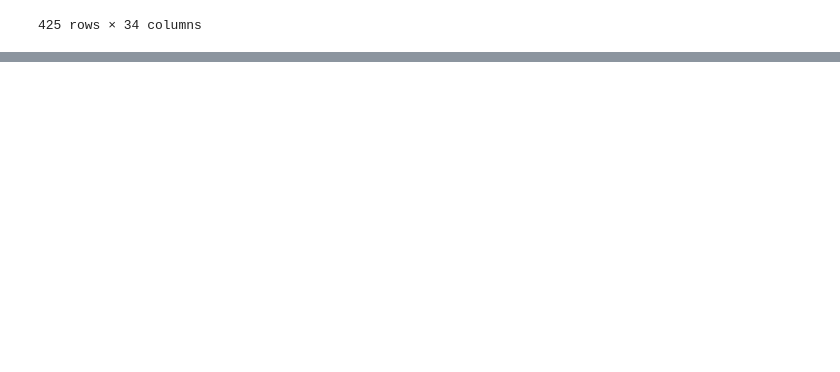
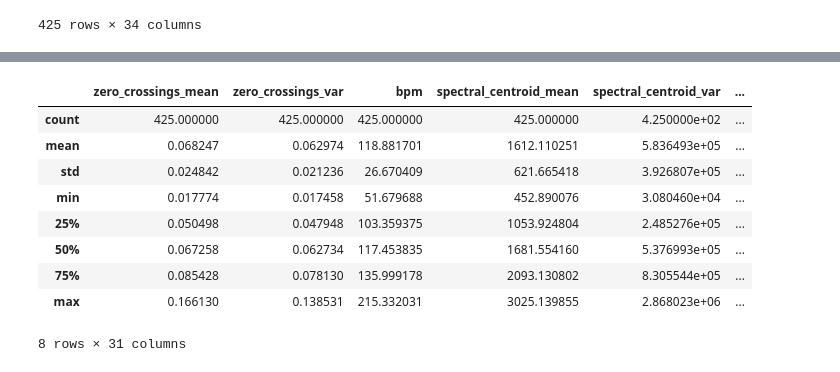
Before and after one commit to ianczm/fyp-audio-clustering, a Jupyter notebook: src/notebooks/1-data-exploration.ipynb, the cells around one changed output, grey strips where cells are left out. Cells and saved outputs as stored; diff of their text form; code cells hidden in the pictures; blank space fills up the shorter version.

```diff
--- a/src/notebooks/1-data-exploration.ipynb
+++ b/src/notebooks/1-data-exploration.ipynb
@@ -52,3 +74,16 @@ dataset
+# %%
+dataset.describe()
+# %% [output]
+|  | zero_crossings_mean | zero_crossings_var | bpm | spectral_centroid_mean | spectral_centroid_var | ... |
+| count | 425.000000 | 425.000000 | 425.000000 | 425.000000 | 4.250000e+02 | ... |
+| mean | 0.068247 | 0.062974 | 118.881701 | 1612.110251 | 5.836493e+05 | ... |
+| std | 0.024842 | 0.021236 | 26.670409 | 621.665418 | 3.926807e+05 | ... |
+| min | 0.017774 | 0.017458 | 51.679688 | 452.890076 | 3.080460e+04 | ... |
+| 25% | 0.050498 | 0.047948 | 103.359375 | 1053.924804 | 2.485276e+05 | ... |
+| 50% | 0.067258 | 0.062734 | 117.453835 | 1681.554160 | 5.376993e+05 | ... |
+| 75% | 0.085428 | 0.078130 | 135.999178 | 2093.130802 | 8.305544e+05 | ... |
+| max | 0.166130 | 0.138531 | 215.332031 | 3025.139855 | 2.868023e+06 | ... |
+8 rows × 31 columns
 # %%
 px.bar(
     dataset['artist'].value_counts(),
```
Also changed, not shown: parts of 8 cells of this notebook, 4 other files.
